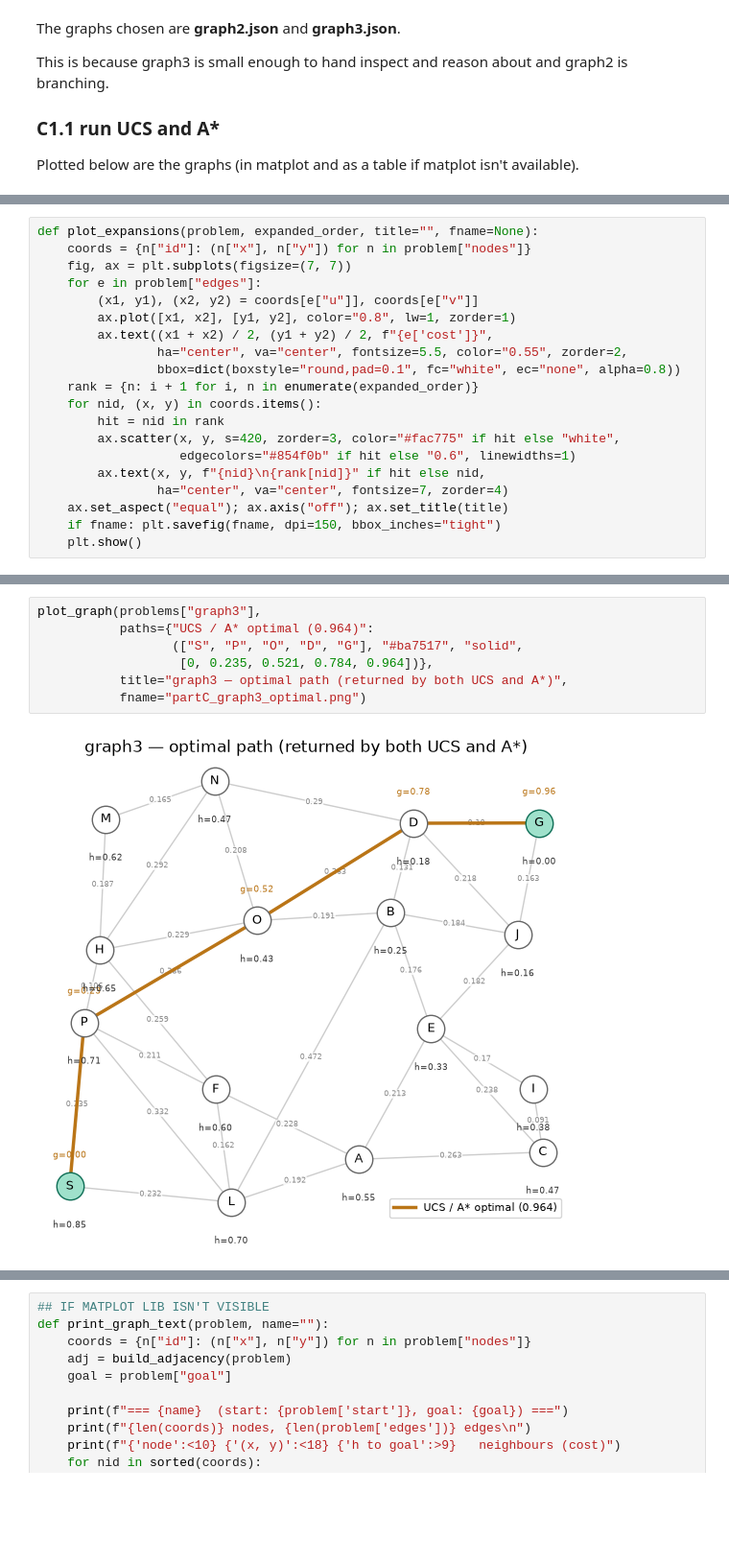
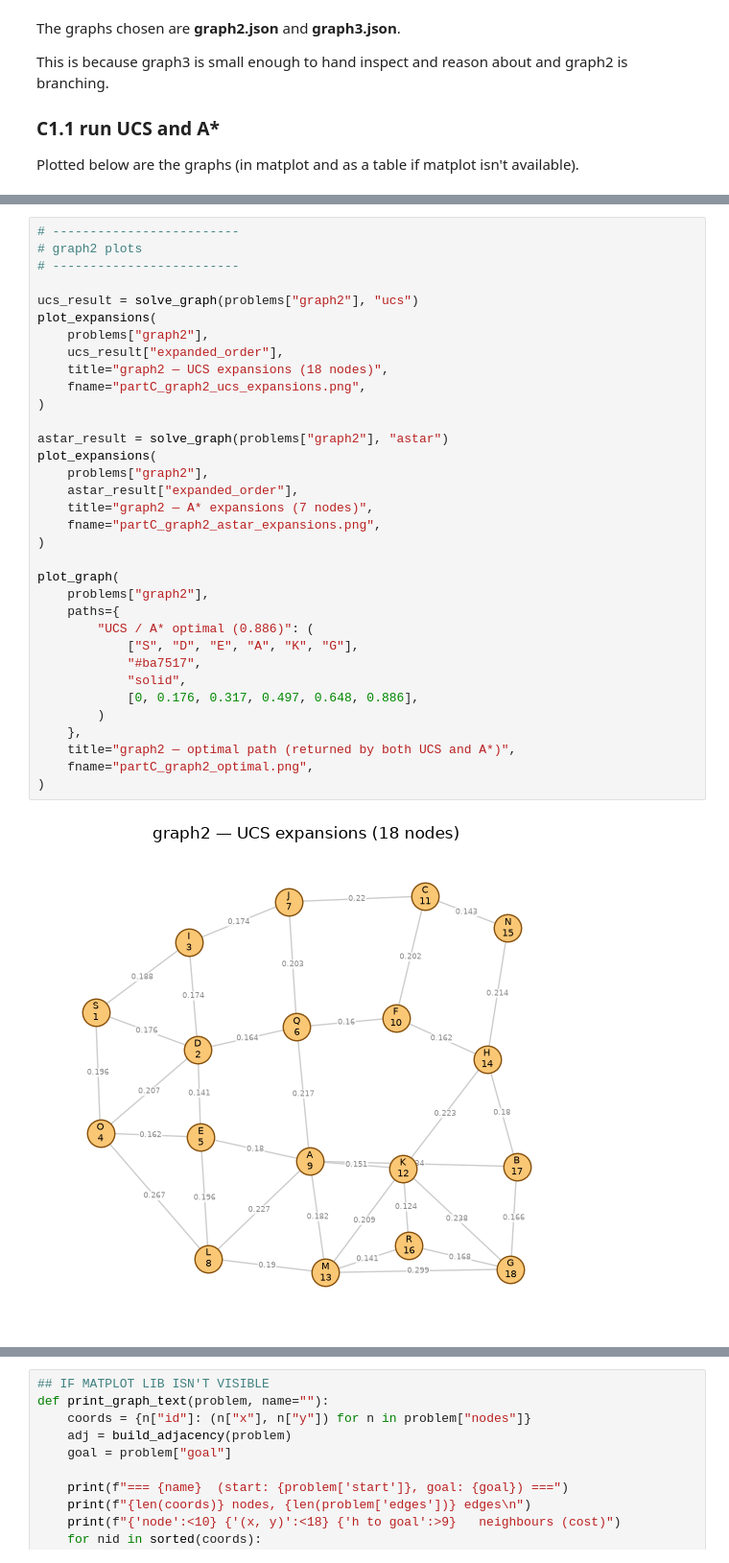
Before and after one commit to troyjcoleman/9414-AI, a Jupyter notebook: Assignments/Assignment_1/Solution/z5742721_assignment1.ipynb, the cells around one changed output, grey strips where cells are left out. Shown at 96% size. Saved outputs shown, nothing was run; the diff lists cells and outputs as text; blank space fills up the shorter version.

```diff
--- a/Assignments/Assignment_1/Solution/z5742721_assignment1.ipynb
+++ b/Assignments/Assignment_1/Solution/z5742721_assignment1.ipynb
@@ -387,21 +583 @@ def plot_graph(problem, paths=None, title="", fname=None):
-# %%
-def plot_expansions(problem, expanded_order, title="", fname=None):
-    coords = {n["id"]: (n["x"], n["y"]) for n in problem["nodes"]}
-    fig, ax = plt.subplots(figsize=(7, 7))
-    for e in problem["edges"]:
-        (x1, y1), (x2, y2) = coords[e["u"]], coords[e["v"]]
-        ax.plot([x1, x2], [y1, y2], color="0.8", lw=1, zorder=1)
-        ax.text((x1 + x2) / 2, (y1 + y2) / 2, f"{e['cost']}",
-                ha="center", va="center", fontsize=5.5, color="0.55", zorder=2,
-                bbox=dict(boxstyle="round,pad=0.1", fc="white", ec="none", alpha=0.8))
-    rank = {n: i + 1 for i, n in enumerate(expanded_order)}
-    for nid, (x, y) in coords.items():
-        hit = nid in rank
-        ax.scatter(x, y, s=420, zorder=3, color="#fac775" if hit else "white",
-                   edgecolors="#854f0b" if hit else "0.6", linewidths=1)
-        ax.text(x, y, f"{nid}\n{rank[nid]}" if hit else nid,
-                ha="center", va="center", fontsize=7, zorder=4)
-    ax.set_aspect("equal"); ax.axis("off"); ax.set_title(title)
-    if fname: plt.savefig(fname, dpi=150, bbox_inches="tight")
-    plt.show()
 # %%
@@ -444,9 +649,36 @@ plot_expansions(problems["graph3"], astar_result["expanded_order"],
 # %%
-plot_graph(problems["graph3"],
-           paths={"UCS / A* optimal (0.964)":
-                  (["S", "P", "O", "D", "G"], "#ba7517", "solid",
-                   [0, 0.235, 0.521, 0.784, 0.964])},
-           title="graph3 — optimal path (returned by both UCS and A*)",
-           fname="partC_graph3_optimal.png")
+# -------------------------
+# graph2 plots
+# -------------------------
+
+ucs_result = solve_graph(problems["graph2"], "ucs")
+plot_expansions(
+    problems["graph2"],
+    ucs_result["expanded_order"],
+    title="graph2 — UCS expansions (18 nodes)",
+    fname="partC_graph2_ucs_expansions.png",
+)
+
+astar_result = solve_graph(problems["graph2"], "astar")
+plot_expansions(
+    problems["graph2"],
+    astar_result["expanded_order"],
+    title="graph2 — A* expansions (7 nodes)",
+    fname="partC_graph2_astar_expansions.png",
+)
+
+plot_graph(
+    problems["graph2"],
+    paths={
+        "UCS / A* optimal (0.886)": (
+            ["S", "D", "E", "A", "K", "G"],
+            "#ba7517",
+            "solid",
+            [0, 0.176, 0.317, 0.497, 0.648, 0.886],
+        )
+    },
+    title="graph2 — optimal path (returned by both UCS and A*)",
+    fname="partC_graph2_optimal.png",
+)
 # %% [output]
-[figure, old version]
+[figure, new version]
```
Also changed, not shown: parts of 24 cells of this notebook, 12 other files.
